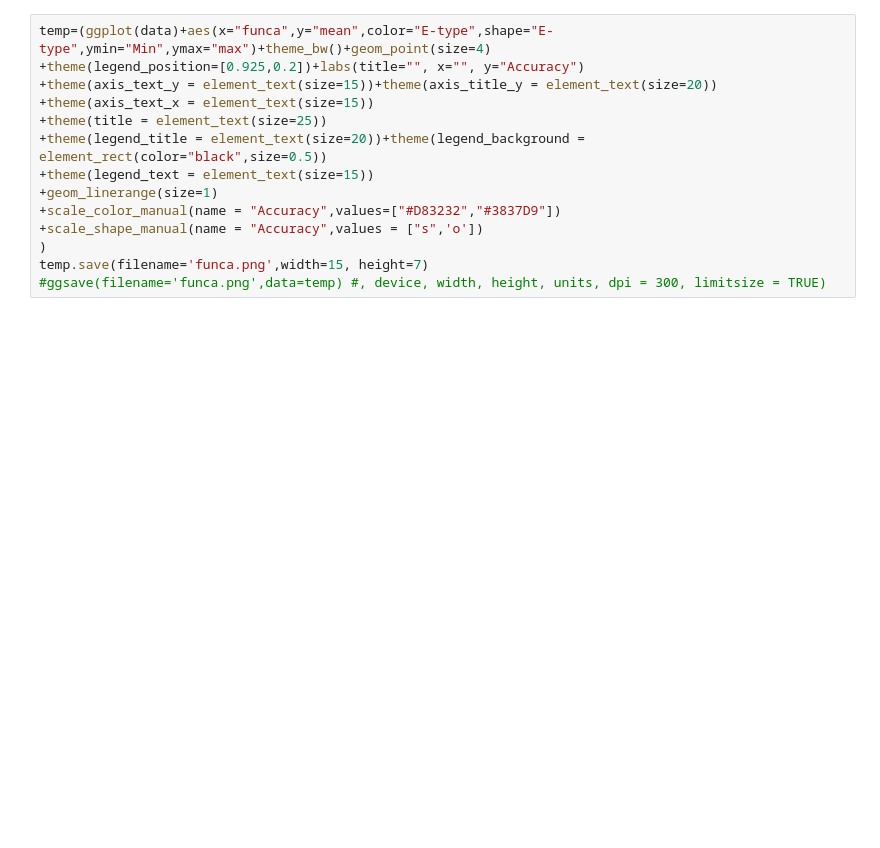
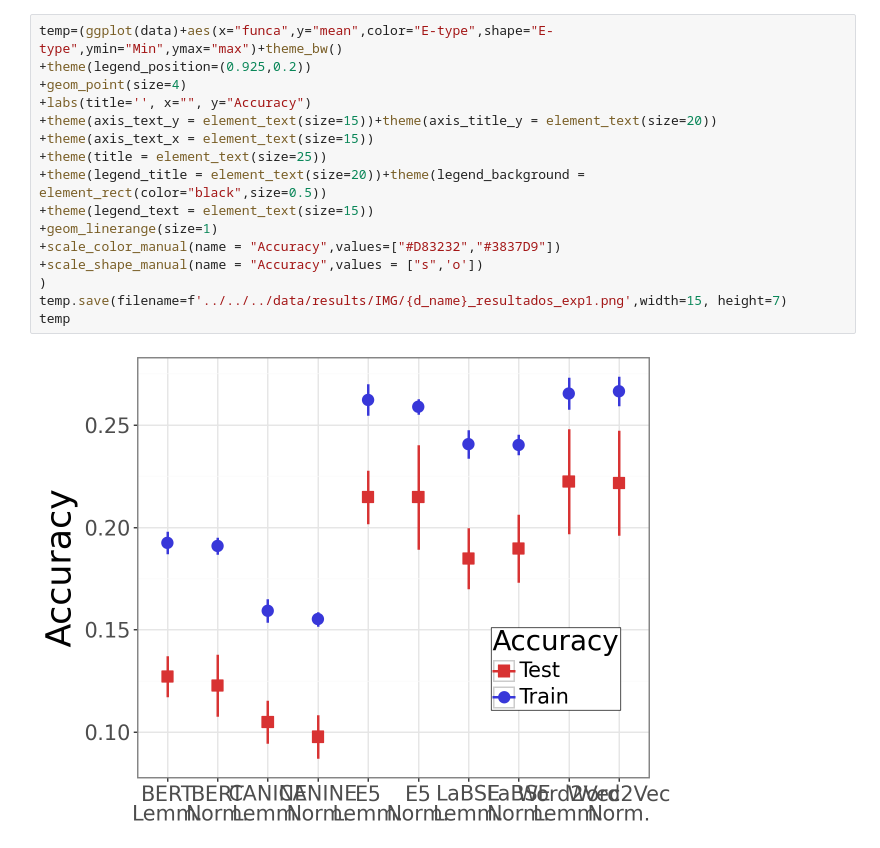
Before and after one commit to DJRamosA/ACPLT-Improvements, a Jupyter notebook: src/notebooks/plots/ResultsPlot-Embedding-M.ipynb, the cells around one changed output. Saved outputs shown, nothing was run; the diff lists cells and outputs as text; blank space fills up the shorter version.

```diff
--- a/src/notebooks/plots/ResultsPlot-Embedding-M.ipynb
+++ b/src/notebooks/plots/ResultsPlot-Embedding-M.ipynb
@@ -40,14 +32,18 @@ data
 # %%
-temp=(ggplot(data)+aes(x="funca",y="mean",color="E-type",shape="E-type",ymin="Min",ymax="max")+theme_bw()+geom_point(size=4)
-+theme(legend_position=[0.925,0.2])+labs(title="", x="", y="Accuracy")
+temp=(ggplot(data)+aes(x="funca",y="mean",color="E-type",shape="E-type",ymin="Min",ymax="max")+theme_bw()
++theme(legend_position=(0.925,0.2))
++geom_point(size=4)
++labs(title='', x="", y="Accuracy")
 +theme(axis_text_y = element_text(size=15))+theme(axis_title_y = element_text(size=20))
 +theme(axis_text_x = element_text(size=15))
 +theme(title = element_text(size=25))
 +theme(legend_title = element_text(size=20))+theme(legend_background = element_rect(color="black",size=0.5))
 +theme(legend_text = element_text(size=15))
 +geom_linerange(size=1)
 +scale_color_manual(name = "Accuracy",values=["#D83232","#3837D9"])
 +scale_shape_manual(name = "Accuracy",values = ["s",'o'])
 )
-temp.save(filename='funca.png',width=15, height=7)
-#ggsave(filename='funca.png',data=temp) #, device, width, height, units, dpi = 300, limitsize = TRUE)
+temp.save(filename=f'../../../data/results/IMG/{d_name}_resultados_exp1.png',width=15, height=7)
+temp
+# %% [output]
+[figure, added]
```
Also changed, not shown: parts of 2 cells of this notebook, 4 other files.
